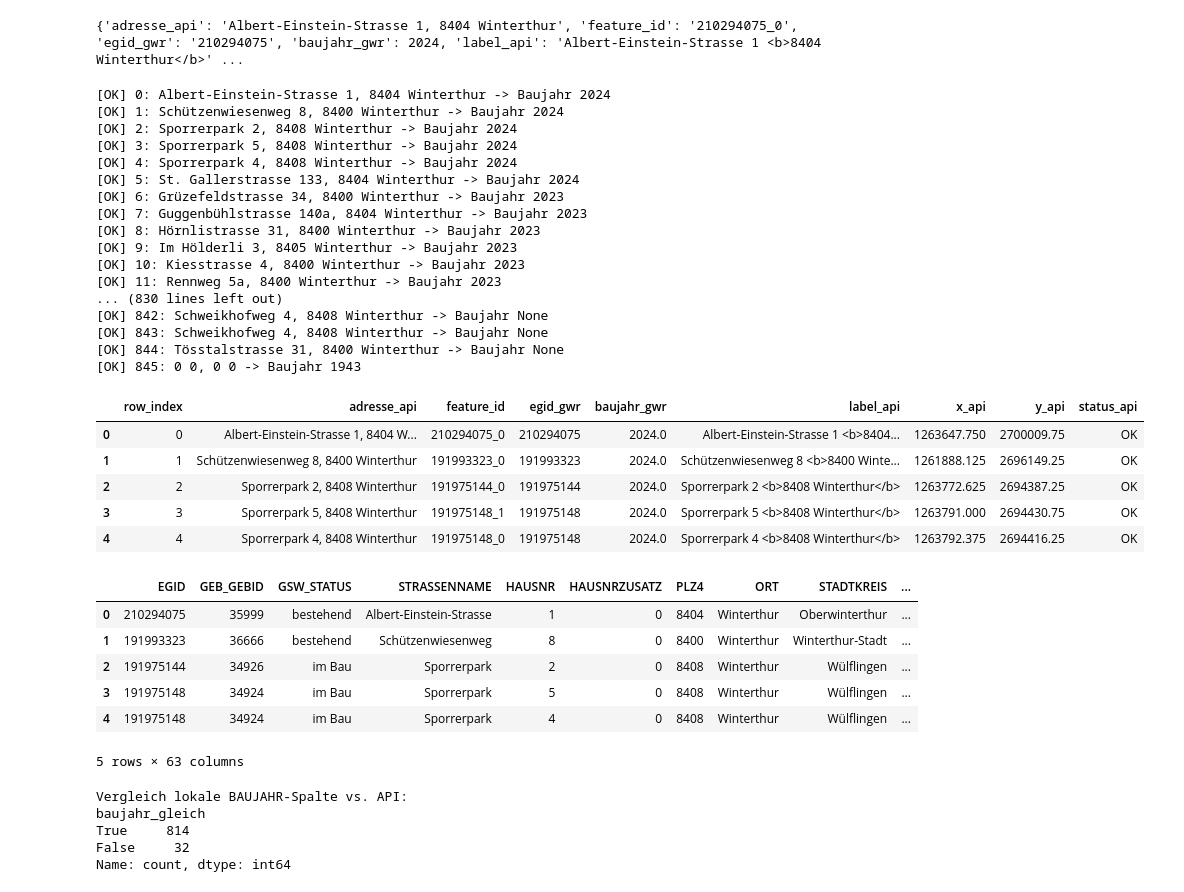
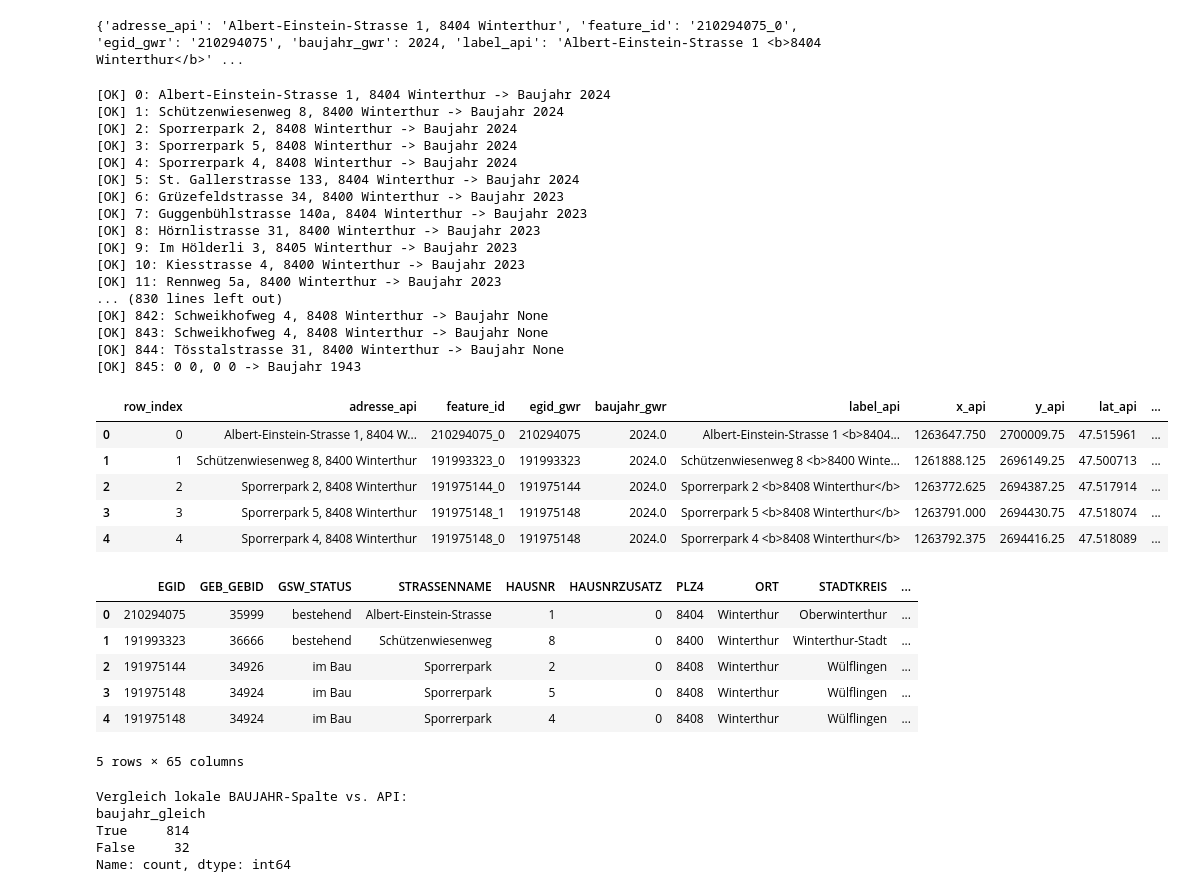
Before and after one commit to chiarasteffen/DatenaufbereitungBa, a Jupyter notebook: 02_Baujahr_Abfrage_API.ipynb, the cells around one changed output. Drawn from its saved outputs; the diff is of its cells as text; code cells hidden in the pictures.

```diff
--- a/02_Baujahr_Abfrage_API.ipynb
+++ b/02_Baujahr_Abfrage_API.ipynb
@@ -102,6 +102,8 @@ def get_baujahr_for_address(address: str) -> Dict[str, Any]:
         "label_api": attrs.get("label"),
         "x_api": attrs.get("x"),
         "y_api": attrs.get("y"),
+        "lat_api": attrs.get("lat"),
+        "lon_api": attrs.get("lon"),
     }
 # %%
 # Einzeltest mit erster Zeile
@@ -131,6 +133,8 @@ for idx, row in df.iterrows():
             "label_api": res["label_api"],
             "x_api": res["x_api"],
             "y_api": res["y_api"],
+            "lat_api": res["lat_api"],
+            "lon_api": res["lon_api"],
             "status_api": "OK"
         })
 
@@ -144,39 +148,41 @@ for idx, row in df.iterrows():
             "egid_gwr": None,
             "baujahr_gwr": None,
             "label_api": None,
             "x_api": None,
             "y_api": None,
+            "lat_api": None,
+            "lon_api": None,
             "status_api": f"FEHLER: {e}"
         })
 
         print(f"[FEHLER] {idx}: {address} -> {e}")
 
 df_baujahr_api = pd.DataFrame(resultate)
 display(df_baujahr_api.head())
 # %% [output]
 [OK] 0: Albert-Einstein-Strasse 1, 8404 Winterthur -> Baujahr 2024
 [OK] 1: Schützenwiesenweg 8, 8400 Winterthur -> Baujahr 2024
 [OK] 2: Sporrerpark 2, 8408 Winterthur -> Baujahr 2024
 [OK] 3: Sporrerpark 5, 8408 Winterthur -> Baujahr 2024
 [OK] 4: Sporrerpark 4, 8408 Winterthur -> Baujahr 2024
 [OK] 5: St. Gallerstrasse 133, 8404 Winterthur -> Baujahr 2024
 [OK] 6: Grüzefeldstrasse 34, 8400 Winterthur -> Baujahr 2023
 [OK] 7: Guggenbühlstrasse 140a, 8404 Winterthur -> Baujahr 2023
 [OK] 8: Hörnlistrasse 31, 8400 Winterthur -> Baujahr 2023
 [OK] 9: Im Hölderli 3, 8405 Winterthur -> Baujahr 2023
 [OK] 10: Kiesstrasse 4, 8400 Winterthur -> Baujahr 2023
 [OK] 11: Rennweg 5a, 8400 Winterthur -> Baujahr 2023
 ... (830 lines left out)
 [OK] 842: Schweikhofweg 4, 8408 Winterthur -> Baujahr None
 [OK] 843: Schweikhofweg 4, 8408 Winterthur -> Baujahr None
 [OK] 844: Tösstalstrasse 31, 8400 Winterthur -> Baujahr None
 [OK] 845: 0 0, 0 0 -> Baujahr 1943
-|  | row_index | adresse_api | feature_id | egid_gwr | baujahr_gwr | label_api | x_api | y_api | status_api |
-| 0 | 0 | Albert-Einstein-Strasse 1, 8404 W... | 210294075_0 | 210294075 | 2024.0 | Albert-Einstein-Strasse 1 <b>8404... | 1263647.750 | 2700009.75 | OK |
-| 1 | 1 | Schützenwiesenweg 8, 8400 Winterthur | 191993323_0 | 191993323 | 2024.0 | Schützenwiesenweg 8 <b>8400 Winte... | 1261888.125 | 2696149.25 | OK |
-| 2 | 2 | Sporrerpark 2, 8408 Winterthur | 191975144_0 | 191975144 | 2024.0 | Sporrerpark 2 <b>8408 Winterthur</b> | 1263772.625 | 2694387.25 | OK |
-| 3 | 3 | Sporrerpark 5, 8408 Winterthur | 191975148_1 | 191975148 | 2024.0 | Sporrerpark 5 <b>8408 Winterthur</b> | 1263791.000 | 2694430.75 | OK |
-| 4 | 4 | Sporrerpark 4, 8408 Winterthur | 191975148_0 | 191975148 | 2024.0 | Sporrerpark 4 <b>8408 Winterthur</b> | 1263792.375 | 2694416.25 | OK |
+|  | row_index | adresse_api | feature_id | egid_gwr | baujahr_gwr | label_api | x_api | y_api | lat_api | ... |
+| 0 | 0 | Albert-Einstein-Strasse 1, 8404 W... | 210294075_0 | 210294075 | 2024.0 | Albert-Einstein-Strasse 1 <b>8404... | 1263647.750 | 2700009.75 | 47.515961 | ... |
+| 1 | 1 | Schützenwiesenweg 8, 8400 Winterthur | 191993323_0 | 191993323 | 2024.0 | Schützenwiesenweg 8 <b>8400 Winte... | 1261888.125 | 2696149.25 | 47.500713 | ... |
+| 2 | 2 | Sporrerpark 2, 8408 Winterthur | 191975144_0 | 191975144 | 2024.0 | Sporrerpark 2 <b>8408 Winterthur</b> | 1263772.625 | 2694387.25 | 47.517914 | ... |
+| 3 | 3 | Sporrerpark 5, 8408 Winterthur | 191975148_1 | 191975148 | 2024.0 | Sporrerpark 5 <b>8408 Winterthur</b> | 1263791.000 | 2694430.75 | 47.518074 | ... |
+| 4 | 4 | Sporrerpark 4, 8408 Winterthur | 191975148_0 | 191975148 | 2024.0 | Sporrerpark 4 <b>8408 Winterthur</b> | 1263792.375 | 2694416.25 | 47.518089 | ... |
 # %%
 # API-Resultate zurück an dein ursprüngliches df hängen
 df_result = df.reset_index(drop=True).copy()
@@ -193,7 +199,7 @@ display(df_result.head())
 | 2 | 191975144 | 34926 | im Bau | Sporrerpark | 2 | 0 | 8408 | Winterthur | Wülflingen | ... |
 | 3 | 191975148 | 34924 | im Bau | Sporrerpark | 5 | 0 | 8408 | Winterthur | Wülflingen | ... |
 | 4 | 191975148 | 34924 | im Bau | Sporrerpark | 4 | 0 | 8408 | Winterthur | Wülflingen | ... |
-5 rows × 63 columns
+5 rows × 65 columns
 # %%
 # Vergleich mit ursprünglichem Baujahr aus df
 if "BAUJAHR" in df_result.columns:
```
Also changed, not shown: parts of 1 cell of this notebook, 5 other files.
